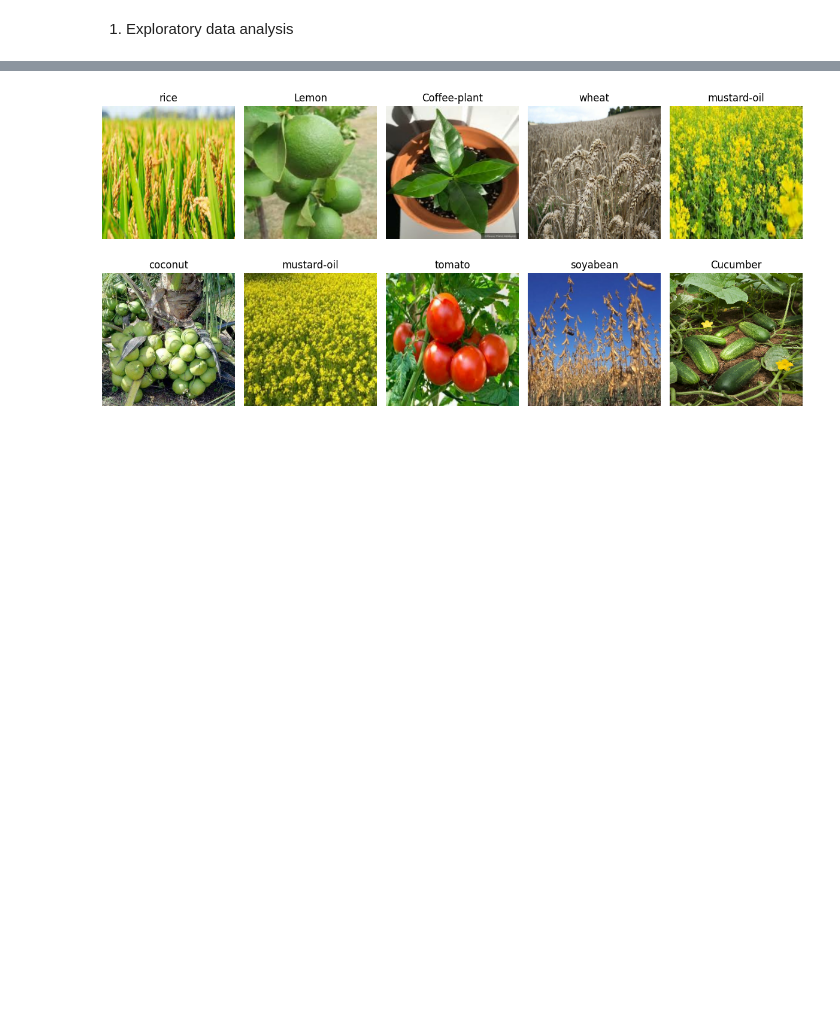
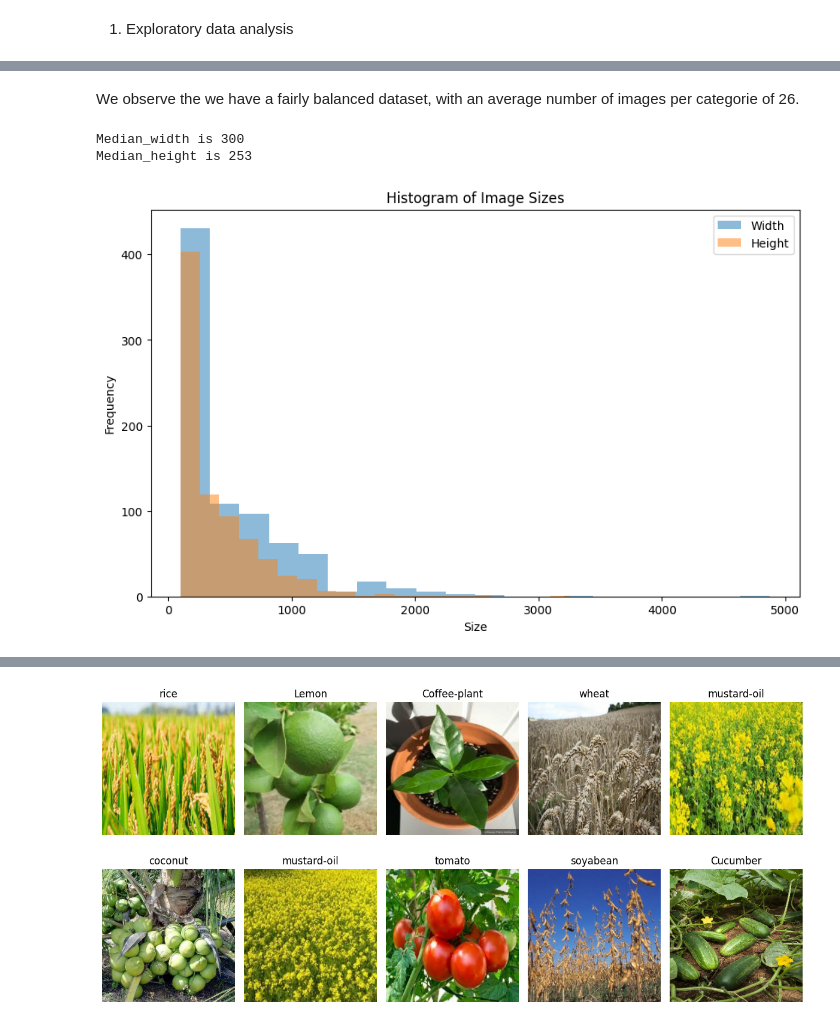
Before and after one commit to HurtaClaudio/crop_classification, a Jupyter notebook: tf_cnn.ipynb, the cells around one changed output, grey strips where cells are left out. Saved outputs shown, nothing was run; the diff lists cells and outputs as text; code cells hidden in the pictures; blank space fills up the shorter version.

```diff
--- a/tf_cnn.ipynb
+++ b/tf_cnn.ipynb
@@ -85,0 +124,42 @@ for subfolder in subfolders:
+# %% [markdown]
+We observe the we have a fairly balanced dataset, with an average number of images per categorie of 26.
+# %%
+from PIL import Image
+
+import matplotlib.pyplot as plt
+
+# Extract image sizes from the dataset
+folder_path = 'Agricultural-crops'
+image_sizes = []
+for subfolder in os.listdir(folder_path):
+    subfolder_path = os.path.join(folder_path, subfolder)
+    if os.path.isdir(subfolder_path):
+        for file in os.listdir(subfolder_path):
+            file_path = os.path.join(subfolder_path, file)
+            image = Image.open(file_path)
+            image_sizes.append(image.size)
+
+# Extract width and height from image sizes
+widths = [size[0] for size in image_sizes]
+heights = [size[1] for size in image_sizes]
+
+# Calculate the median
+median_width = sorted(widths)[len(widths) // 2]
+median_height = sorted(heights)[len(heights) // 2]
+
+print(f"Median_width is {median_width}")
+print(f"Median_height is {median_height}")
+
+# Plot histogram
+plt.figure(figsize=(10, 6))
+plt.hist(widths, bins=20, alpha=0.5, label='Width')
+plt.hist(heights, bins=20, alpha=0.5, label='Height')
+plt.xlabel('Size')
+plt.ylabel('Frequency')
+plt.title('Histogram of Image Sizes')
+plt.legend()
+plt.show()
+# %% [output]
+Median_width is 300
+Median_height is 253
+[figure, added]
```
Also changed, not shown: parts of 18 cells of this notebook, 23 other files.
